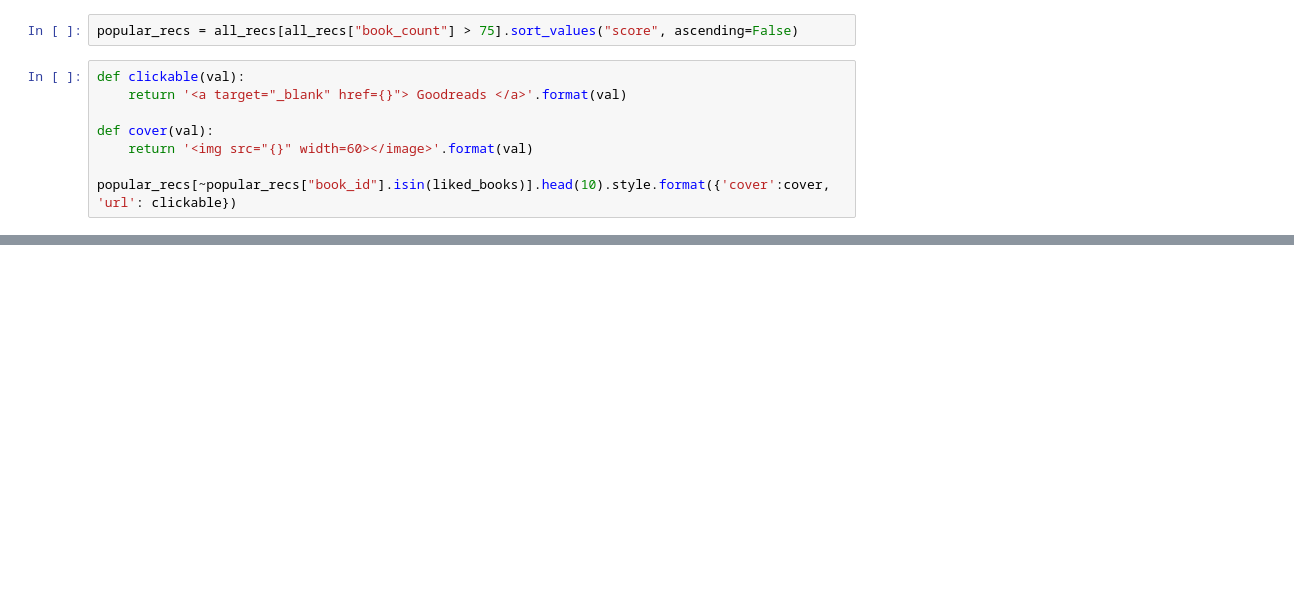
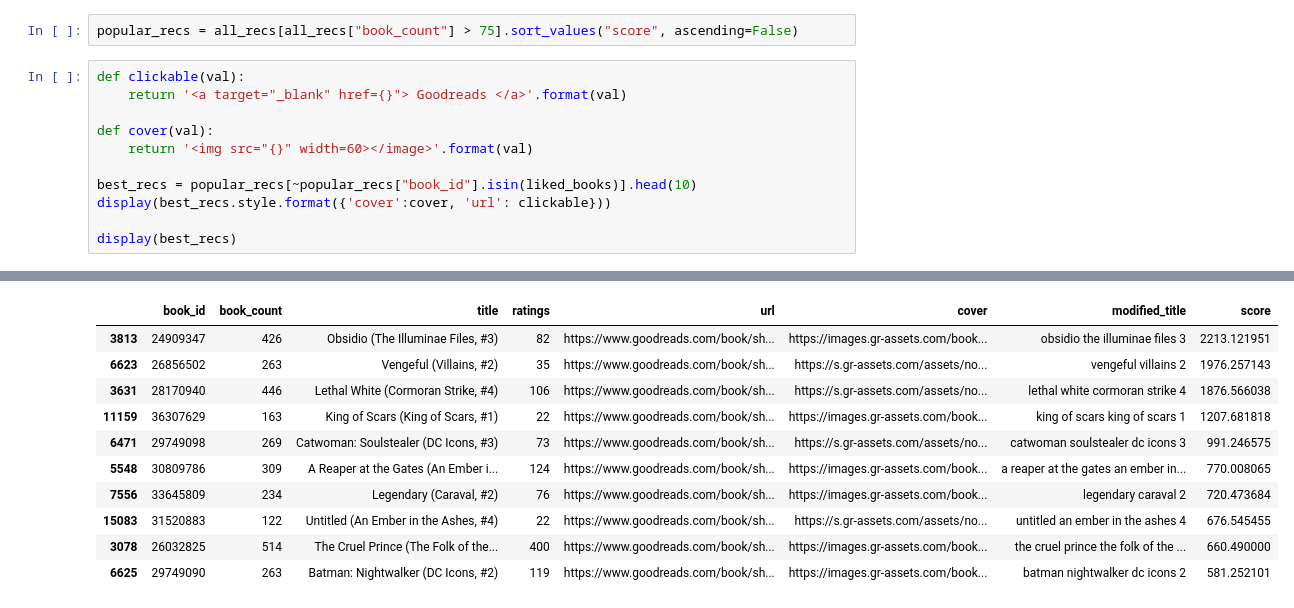
Before and after one commit to cis3296f22/book-recommendation-system, a Jupyter notebook: ratings.ipynb, the cells around one changed output, grey strips where cells are left out. Saved outputs shown, nothing was run; the diff lists cells and outputs as text; blank space fills up the shorter version.

```diff
--- a/ratings.ipynb
+++ b/ratings.ipynb
@@ -120,4 +146,18 @@ def cover(val):
 
-popular_recs[~popular_recs["book_id"].isin(liked_books)].head(10).style.format({'cover':cover, 'url': clickable})
+best_recs = popular_recs[~popular_recs["book_id"].isin(liked_books)].head(10)
+display(best_recs.style.format({'cover':cover, 'url': clickable}))
+
+display(best_recs)
 # %% [output]
 [interactive output not drawn]
+|  | book_id | book_count | title | ratings | url | cover | modified_title | score |
+| 3813 | 24909347 | 426 | Obsidio (The Illuminae Files, #3) | 82 | https://www.goodreads.com/book/sh... | https://images.gr-assets.com/book... | obsidio the illuminae files 3 | 2213.121951 |
+| 6623 | 26856502 | 263 | Vengeful (Villains, #2) | 35 | https://www.goodreads.com/book/sh... | https://s.gr-assets.com/assets/no... | vengeful villains 2 | 1976.257143 |
+| 3631 | 28170940 | 446 | Lethal White (Cormoran Strike, #4) | 106 | https://www.goodreads.com/book/sh... | https://s.gr-assets.com/assets/no... | lethal white cormoran strike 4 | 1876.566038 |
+| 11159 | 36307629 | 163 | King of Scars (King of Scars, #1) | 22 | https://www.goodreads.com/book/sh... | https://images.gr-assets.com/book... | king of scars king of scars 1 | 1207.681818 |
+| 6471 | 29749098 | 269 | Catwoman: Soulstealer (DC Icons, #3) | 73 | https://www.goodreads.com/book/sh... | https://s.gr-assets.com/assets/no... | catwoman soulstealer dc icons 3 | 991.246575 |
+| 5548 | 30809786 | 309 | A Reaper at the Gates (An Ember i... | 124 | https://www.goodreads.com/book/sh... | https://images.gr-assets.com/book... | a reaper at the gates an ember in... | 770.008065 |
+| 7556 | 33645809 | 234 | Legendary (Caraval, #2) | 76 | https://www.goodreads.com/book/sh... | https://images.gr-assets.com/book... | legendary caraval 2 | 720.473684 |
+| 15083 | 31520883 | 122 | Untitled (An Ember in the Ashes, #4) | 22 | https://www.goodreads.com/book/sh... | https://s.gr-assets.com/assets/no... | untitled an ember in the ashes 4 | 676.545455 |
+| 3078 | 26032825 | 514 | The Cruel Prince (The Folk of the... | 400 | https://www.goodreads.com/book/sh... | https://images.gr-assets.com/book... | the cruel prince the folk of the ... | 660.490000 |
+| 6625 | 29749090 | 263 | Batman: Nightwalker (DC Icons, #2) | 119 | https://www.goodreads.com/book/sh... | https://images.gr-assets.com/book... | batman nightwalker dc icons 2 | 581.252101 |
```
Also changed, not shown: parts of 8 cells of this notebook, 1 other file.
